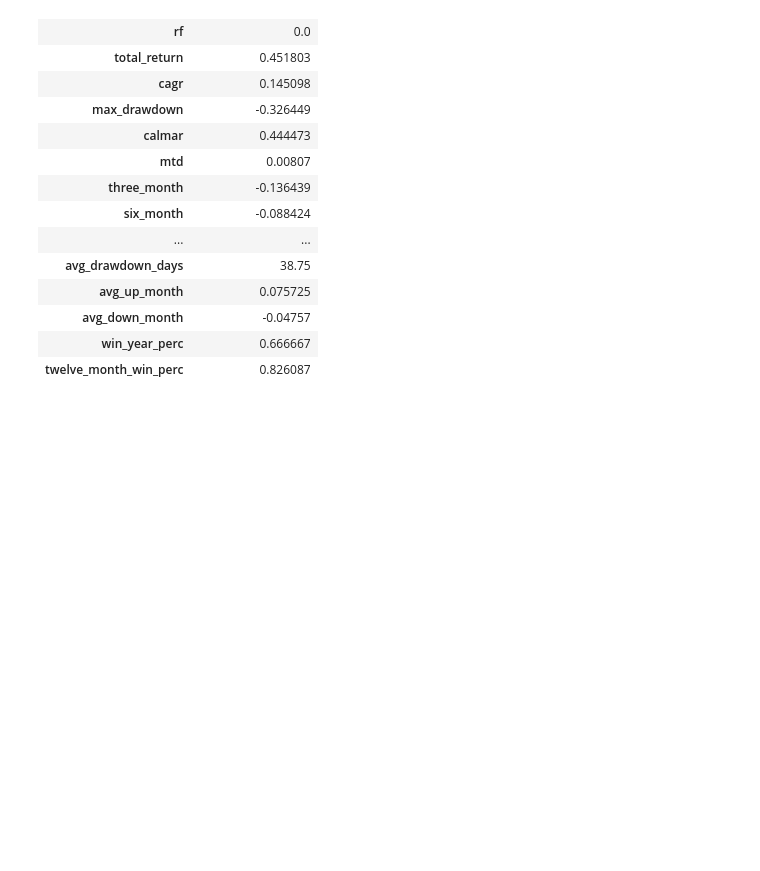
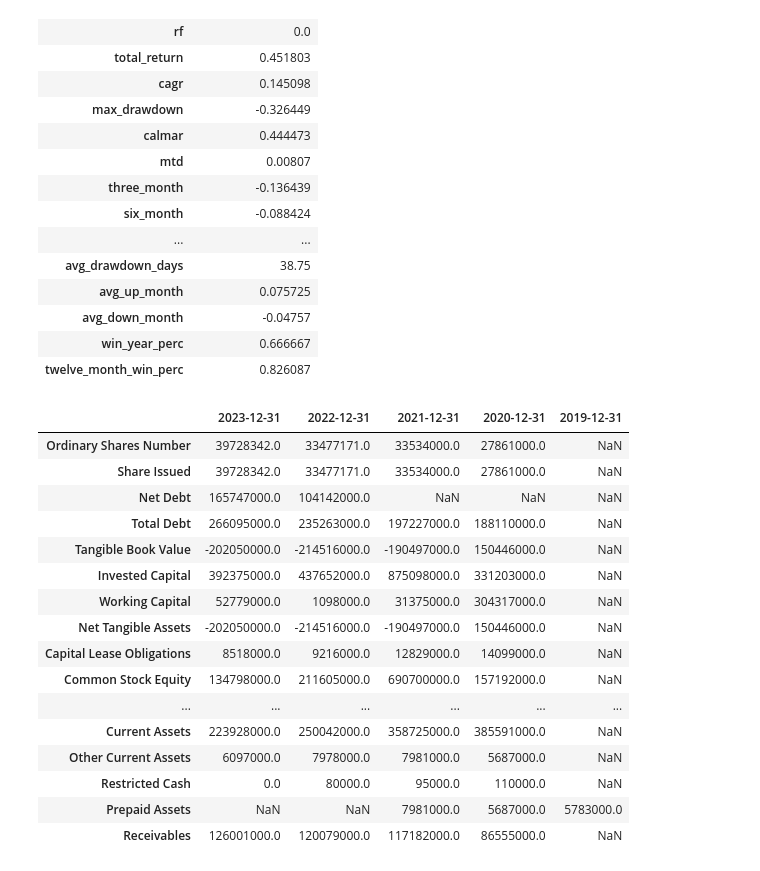
Before and after one commit to ab123-bruh/fund_temp, a Jupyter notebook: test.ipynb, the cells around one changed output. Drawn from its saved outputs; the diff is of its cells as text; code cells hidden in the pictures; blank space fills up the shorter version.

```diff
--- a/test.ipynb
+++ b/test.ipynb
@@ -277,3 +277,25 @@ for stock_ex in criteria["Exchanges"]:
                 continue
 
 print(tickers)
+# %%
+import yfinance as yf
+
+yf.Ticker("CDLX").balance_sheet.head(n=59)
+# %% [output]
+|  | 2023-12-31 | 2022-12-31 | 2021-12-31 | 2020-12-31 | 2019-12-31 |
+| Ordinary Shares Number | 39728342.0 | 33477171.0 | 33534000.0 | 27861000.0 | NaN |
+| Share Issued | 39728342.0 | 33477171.0 | 33534000.0 | 27861000.0 | NaN |
+| Net Debt | 165747000.0 | 104142000.0 | NaN | NaN | NaN |
+| Total Debt | 266095000.0 | 235263000.0 | 197227000.0 | 188110000.0 | NaN |
+| Tangible Book Value | -202050000.0 | -214516000.0 | -190497000.0 | 150446000.0 | NaN |
+| Invested Capital | 392375000.0 | 437652000.0 | 875098000.0 | 331203000.0 | NaN |
+| Working Capital | 52779000.0 | 1098000.0 | 31375000.0 | 304317000.0 | NaN |
+| Net Tangible Assets | -202050000.0 | -214516000.0 | -190497000.0 | 150446000.0 | NaN |
+| Capital Lease Obligations | 8518000.0 | 9216000.0 | 12829000.0 | 14099000.0 | NaN |
+| Common Stock Equity | 134798000.0 | 211605000.0 | 690700000.0 | 157192000.0 | NaN |
+| ... | ... | ... | ... | ... | ... |
+| Current Assets | 223928000.0 | 250042000.0 | 358725000.0 | 385591000.0 | NaN |
+| Other Current Assets | 6097000.0 | 7978000.0 | 7981000.0 | 5687000.0 | NaN |
+| Restricted Cash | 0.0 | 80000.0 | 95000.0 | 110000.0 | NaN |
+| Prepaid Assets | NaN | NaN | 7981000.0 | 5687000.0 | 5783000.0 |
+| Receivables | 126001000.0 | 120079000.0 | 117182000.0 | 86555000.0 | NaN |
```
Also changed, not shown: 2 other files.
